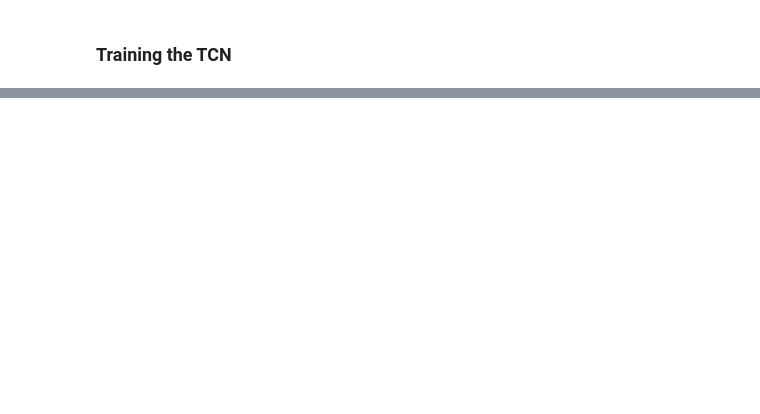
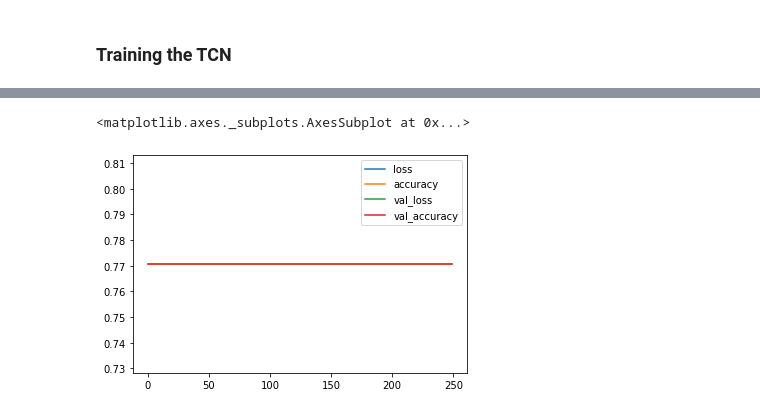
Before and after one commit to initrail/TCN_Stock_Predictor, a Jupyter notebook: TCN_Stock_Predictor.ipynb, the cells around one changed output, grey strips where cells are left out. Drawn from its saved outputs; the diff is of its cells as text; code cells hidden in the pictures; blank space fills up the shorter version.

```diff
--- a/TCN_Stock_Predictor.ipynb
+++ b/TCN_Stock_Predictor.ipynb
@@ -232,0 +122,9 @@ class TemporalResidualBlock(Layer):
+# %%
+delete = []
+for j in range(i, 20):
+    delete.append(j)
+stock_training_input = np.delete(stock_training_input, delete, axis=0)
+stock_training_output = np.delete(stock_training_output, delete, axis=0)
+
+stock_validation_input = np.delete(stock_training_input, delete, axis=0)
+stock_validation_output = np.delete(stock_training_output, delete, axis=0)
@@ -252,0 +153,12 @@ class TemporalConvolutionalNetwork(Layer):
+# %%
+filter_count = 2 # Amount of filters
+final_filter_count = 2
+filters = [] # Filter size for each residual block
+kernel_size = 10 #Resolution of each filter
+level = kernel_size
+n = 0
+while level <= 254:
+    filters.append(filter_count)
+    level+=kernel_size + (kernel_size-1)*2**n
+    n+=1
+filters[-1] = final_filter_count
@@ -253,12 +227,2 @@ class TemporalConvolutionalNetwork(Layer):
 # %% [markdown]
 ### Training the TCN
-# %%
-filter_count = 20 # Amount of filters
-filters = [] # Filter size for each residual block
-kernel_size = 10 #Resolution of each filter
-level = kernel_size
-n = 0
-while level <= len(open_data0):
-    filters.append(filter_count)
-    level+=kernel_size + (kernel_size-1)*2**n
-    n+=1
@@ -277,0 +229,5 @@ AttributeError: 'TemporalConvolutionalNetwork' object has no attribute 'fit'
+# %%
+
+tcn_model = TCN(filters, kernel_size, activation='relu', trainable = True, dtype='float')
+tcn_model.compile(optimizer='adam', loss = 'mse', metrics=['accuracy'])
+tcn_model.fit(stock_training_input, stock_training_output, epochs = 250, validation_data=(stock_validation_input, stock_validation_output))
@@ -277,0 +253,6 @@ AttributeError: 'TemporalConvolutionalNetwork' object has no attribute 'fit'
+# %%
+losses = pd.DataFrame(tcn_model.history.history)
+losses.plot()
+# %% [output]
+<matplotlib.axes._subplots.AxesSubplot at 0x...>
+[figure, added]
```
Also changed, not shown: parts of 23 cells of this notebook.
